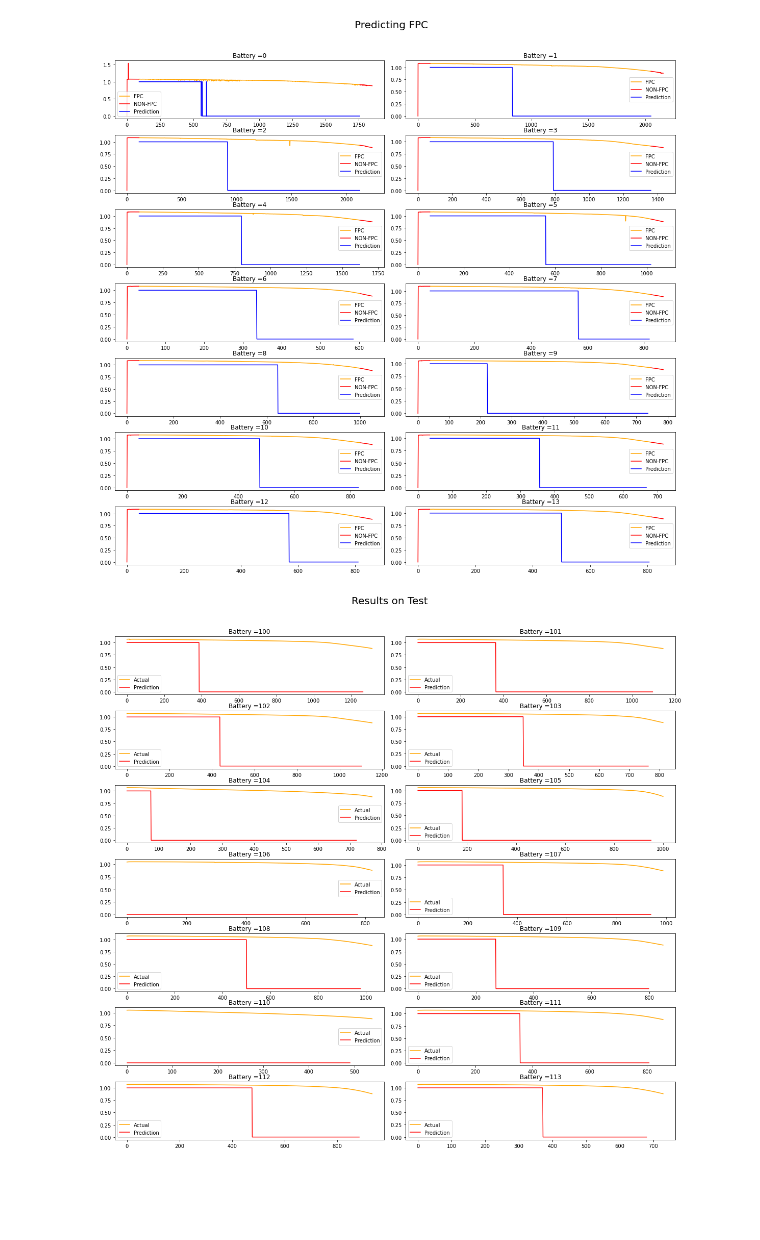
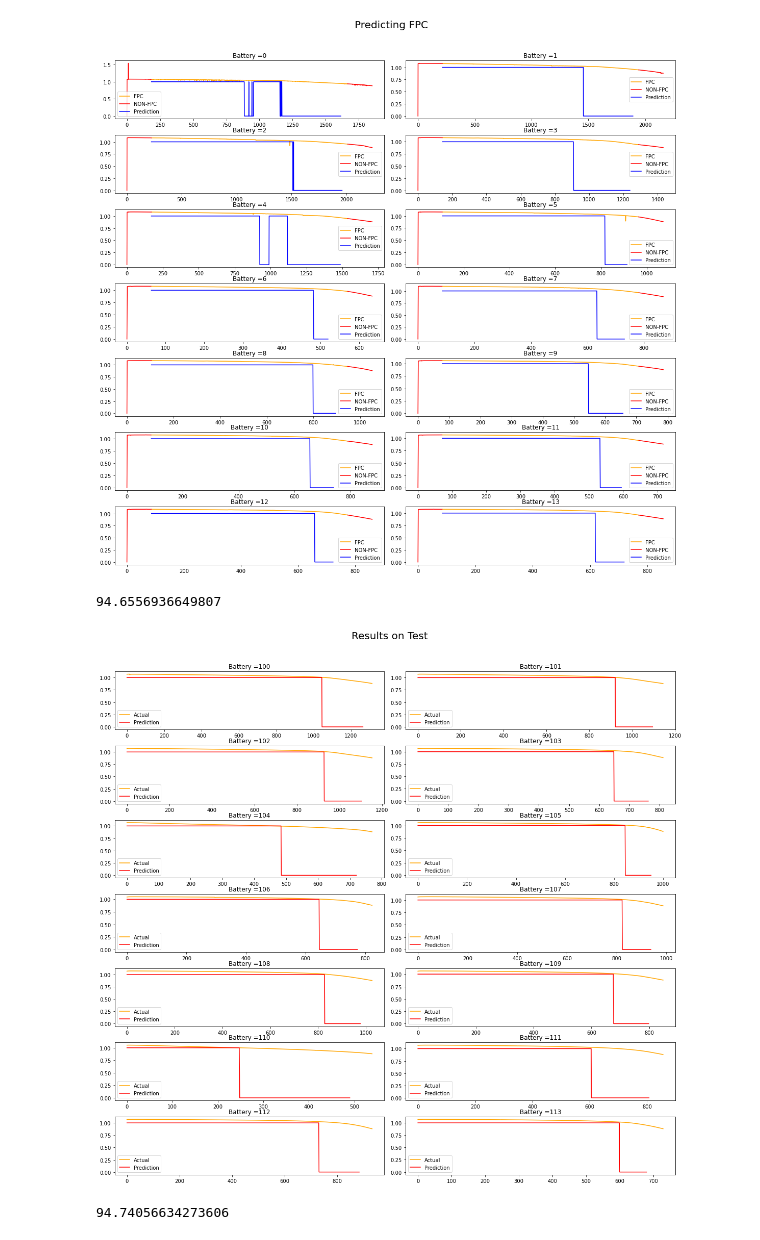
Before and after one commit to Dhruvadityamittal/RUL_Prediction_DFKI, a Jupyter notebook: FPC_approach.ipynb, the cells around one changed output. Drawn from its saved outputs; the diff is of its cells as text; code cells hidden in the pictures; blank space fills up the shorter version.

Commit message:
modified FPC Code Windowinig Issue

```diff
--- a/FPC_approach.ipynb
+++ b/FPC_approach.ipynb
@@ -22,5 +17,5 @@ channels  = 1
 # %%
-percentage = 0.05
+
 
 def get_data(discharge_capacities,percentage,window_size,stride,channels,type):
 
@@ -41,14 +36,14 @@ def get_data(discharge_capacities,percentage,window_size,stride,channels,type):
             # Taking inital x% as input and giving the output as 1
             i= 0
             target = 1
-            while(i+stride <= int(percentage*len(battery[0])) and len(battery[0][i:i+window_size]) == window_size):
+            while(i+stride+window_size <= int(percentage*len(battery[0])) and len(battery[0][i:i+window_size]) == window_size):
                 train_data.append((battery[:channels,i:i+window_size], target,battery_name ))
                 i = i+stride
 
             # Taking inputs in the middle for FPC
             i = int(percentage*len(battery[0]))
             target = -1
-            while(i+stride <= int((1-percentage)*len(battery[0])) and len(battery[0][i:i+window_size]) == window_size):
+            while(i+stride+window_size <= int((1-percentage)*len(battery[0])) and len(battery[0][i:i+window_size]) == window_size):
                 FPC_data.append((battery[:channels,i:i+window_size], target,battery_name))
                 i = i+stride
 
@@ -58,7 +53,7 @@ def get_data(discharge_capacities,percentage,window_size,stride,channels,type):
             while(i+stride <= len(battery[0]) and len(battery[0][i:i+window_size]) == window_size):
                 train_data.append((battery[:channels,i:i+window_size], target ,battery_name))
                 i = i+stride
-
+            # print(len(FPC_data)-a, len(battery[0]), len(FPC_data)-a- .90*len(battery[0]))
 
         return train_data,FPC_data
 
@@ -91,7 +86,7 @@ class battery_dataloader(Dataset):
         name = self.data[idx][2]
         return inp, output,name
 # %%
-percentage  = 0.05  # 5 percent data
+percentage  = 0.10  # 5 percent data
 window_size = 50    # window size
 stride = 1          # stride
 
@@ -228,4 +223,4 @@ def train_model(window_size,channels,train_dataloader,epochs):
         print("Loss = {} Accuarcy ={}".format(total_loss/total,acc/total_batces))
     return model
 # %%
-model = train_model(window_size, channels,train_dataloader,10)
+model = train_model(window_size, channels,train_dataloader,20)
@@ -238,6 +254,18 @@ def get_fpc_window(pred):
             window =i
         initial = pred[i+1]
     return window+1
+
+
+def get_fpc_window(pred,patiance):
+
+    count = 0
+    for window,pred_value in enumerate(pred):
+        if(pred_value.item() ==0):
+            count =  count +1
+        if(pred_value.item() ==1):
+            count =0
+        if(count == patiance):
+            return window-patiance
 # %%
 model.eval()
 batteries_to_show = [i for i in range(0,14)]
@@ -259,37 +287,41 @@ for ind,battery in enumerate(batteries_to_show):
         if(_[0][7:] == str(battery)):
             out = torch.where(model(x) > 0.5, 1, 0)
             pred.append(out)
             count = count +1
 
         if(initial_count==count and count >1):
             break
-    # print(len(pred), len(discharge_capacities[battery][0])*0.90)
-    index = stride*get_fpc_window(pred)   # Index where the the transition occurs
+    # print(len(pred)- len(discharge_capacities[battery][0])*0.90)
+    index = stride*get_fpc_window(pred, patiance=10)   # Index where the the transition occurs
 
     change_percentage = 100*discharge_capacities[battery][0][index]/max(discharge_capacities[battery][0])
 
     change_percentage_train.append(change_percentage)
 
 
     # Code for plotting the outputs
     FPC_curve = np.copy(discharge_capacities[battery][0])
     FPC_curve[1:int(percentage*len(discharge_capacities[battery][0]))] = None
     FPC_curve[int((1-percentage)*len(discharge_capacities[battery][0])):-1] = None
 
     Non_FPC_curve = np.copy(discharge_capacities[battery][0])
     Non_FPC_curve[int(percentage*len(discharge_capacities[battery][0])):int((1-percentage)*len(discharge_capacities[battery][0]))] = None
 
-    pred_padded = np.pad(pred, (int(percentage*len(discharge_capacities[battery][0])), int(percentage*len(discharge_capacities[battery][0]))), constant_values=(np.nan,))
+    pred_padded = np.pad(pred, (int(percentage*len(discharge_capacities[battery][0])), 0), constant_values=(np.nan,))
 
     ax[ind].plot(FPC_curve, color = 'orange')
     ax[ind].plot(Non_FPC_curve, color ='red')
     ax[ind].plot(pred_padded,color ='blue')
     ax[ind].legend(["FPC", "NON-FPC","Prediction"])
 
 
     ax[ind].set_title("Battery =" +str(battery))
 # %% [output]
-[figure, old version]
+[figure, new version]
+# %%
+np.mean(change_percentage_train)
+# %% [output]
+94.6556936649807
 # %%
 model.eval()
 batteries_to_show = [i+100 for i in range(0,14)]
@@ -317,7 +349,7 @@ for ind,battery in enumerate(batteries_to_show):
         if(initial_count==count and count >1):
             break
 
-    index = stride*get_fpc_window(pred)   # Index where the the transition occurs
+    index = stride*get_fpc_window(pred,patiance=10)   # Index where the the transition occurs
     change_percentage_test.append(100*discharge_capacities[battery][0][index]/max(discharge_capacities[battery][0]))
 
 
@@ -329,5 +361,9 @@ for ind,battery in enumerate(batteries_to_show):
 
     ax[ind].set_title("Battery =" +str(battery))
 # %% [output]
-[figure, old version]
+[figure, new version]
+# %%
+np.mean(change_percentage_test)
+# %% [output]
+94.74056634273606
 # %%
```
Also changed, not shown: parts of 9 cells of this notebook.
